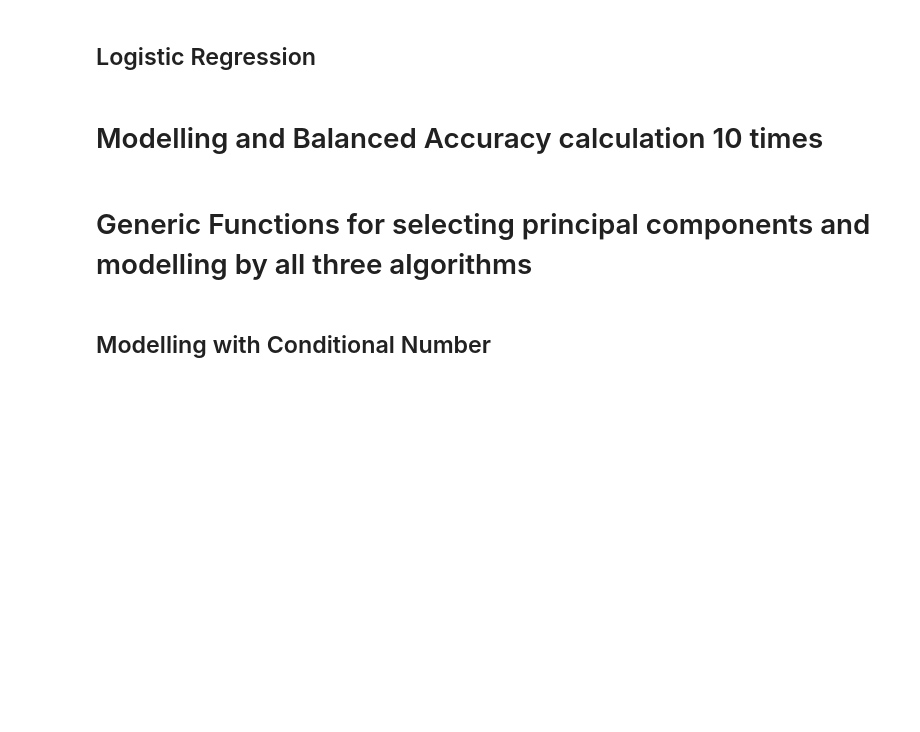
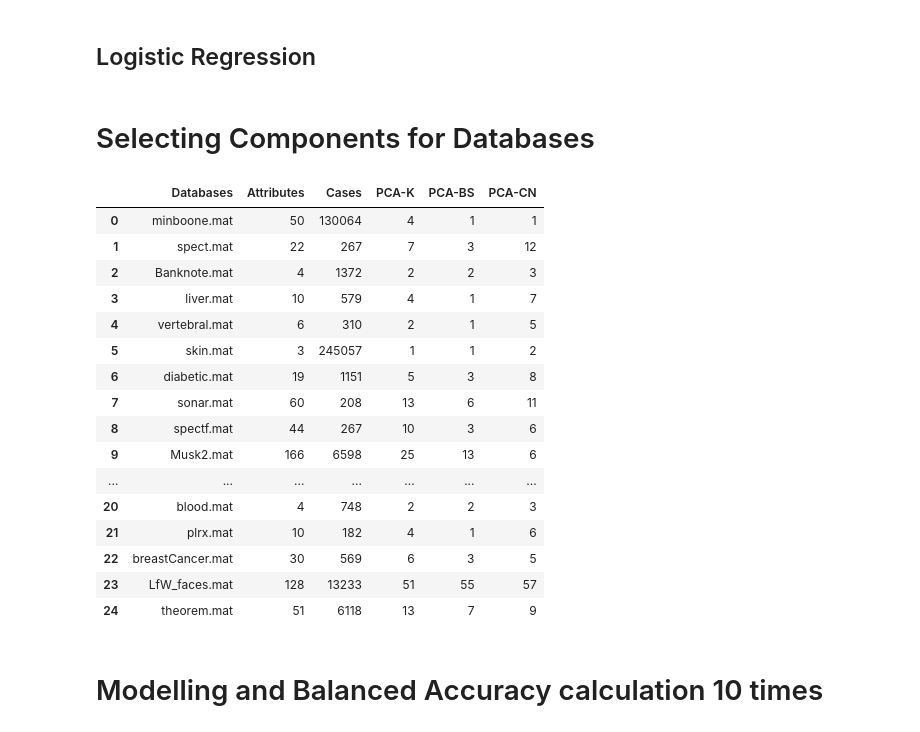
Before and after one commit to mohit-baliyan/Linear-Dimensionality-Reduction, a Jupyter notebook: main-experiment.ipynb, the cells around one changed output. Saved outputs shown, nothing was run; the diff lists cells and outputs as text; code cells hidden in the pictures; blank space fills up the shorter version.

```diff
--- a/main-experiment.ipynb
+++ b/main-experiment.ipynb
@@ -128,15 +134,7 @@ def kaiser_rule( X ) :
 
     e, V = pca.eig_vector( X )
 
-    no_of_components = np.argmax( e < 1 )
-
-    if( no_of_components == 0 ) :
-
-        return 1
-
-    else :
-
-        return no_of_components
+    return np.argmax( e < 1 )
 # %% [markdown]
 ## Broken Stick rule
 # %%
@@ -369,2 +369,4 @@ class LogitRegression() :
 
         return Y
+# %% [markdown]
+# Selecting Components for Databases
@@ -371,2 +452,32 @@ class LogitRegression() :
+# %%
+Component_Selection = { 'Databases' : Databases, 'Attributes' : Attributes, 'Cases' : Cases, 'PCA-K' : PCA_K, 'PCA-BS' : PCA_BS,
+
+         'PCA-CN' : PCA_CN
+
+    }
+
+Component_Selection = pd.DataFrame( Component_Selection )
+
+Component_Selection.to_csv( 'Component_Selection.csv' )
+
+Component_Selection
+# %% [output]
+|  | Databases | Attributes | Cases | PCA-K | PCA-BS | PCA-CN |
+| 0 | minboone.mat | 50 | 130064 | 4 | 1 | 1 |
+| 1 | spect.mat | 22 | 267 | 7 | 3 | 12 |
+| 2 | Banknote.mat | 4 | 1372 | 2 | 2 | 3 |
+| 3 | liver.mat | 10 | 579 | 4 | 1 | 7 |
+| 4 | vertebral.mat | 6 | 310 | 2 | 1 | 5 |
+| 5 | skin.mat | 3 | 245057 | 1 | 1 | 2 |
+| 6 | diabetic.mat | 19 | 1151 | 5 | 3 | 8 |
+| 7 | sonar.mat | 60 | 208 | 13 | 6 | 11 |
+| 8 | spectf.mat | 44 | 267 | 10 | 3 | 6 |
+| 9 | Musk2.mat | 166 | 6598 | 25 | 13 | 6 |
+| ... | ... | ... | ... | ... | ... | ... |
+| 20 | blood.mat | 4 | 748 | 2 | 2 | 3 |
+| 21 | plrx.mat | 10 | 182 | 4 | 1 | 6 |
+| 22 | breastCancer.mat | 30 | 569 | 6 | 3 | 5 |
+| 23 | LfW_faces.mat | 128 | 13233 | 51 | 55 | 57 |
+| 24 | theorem.mat | 51 | 6118 | 13 | 7 | 9 |
 # %% [markdown]
 # Modelling and Balanced Accuracy calculation 10 times
@@ -426,4 +483,0 @@ def fun( X, y, model ) :
-# %% [markdown]
-# Generic Functions for selecting principal components and modelling by all three algorithms
-# %% [markdown]
-## Modelling with Conditional Number
```
Also changed, not shown: parts of 48 cells of this notebook, 11 other files.
